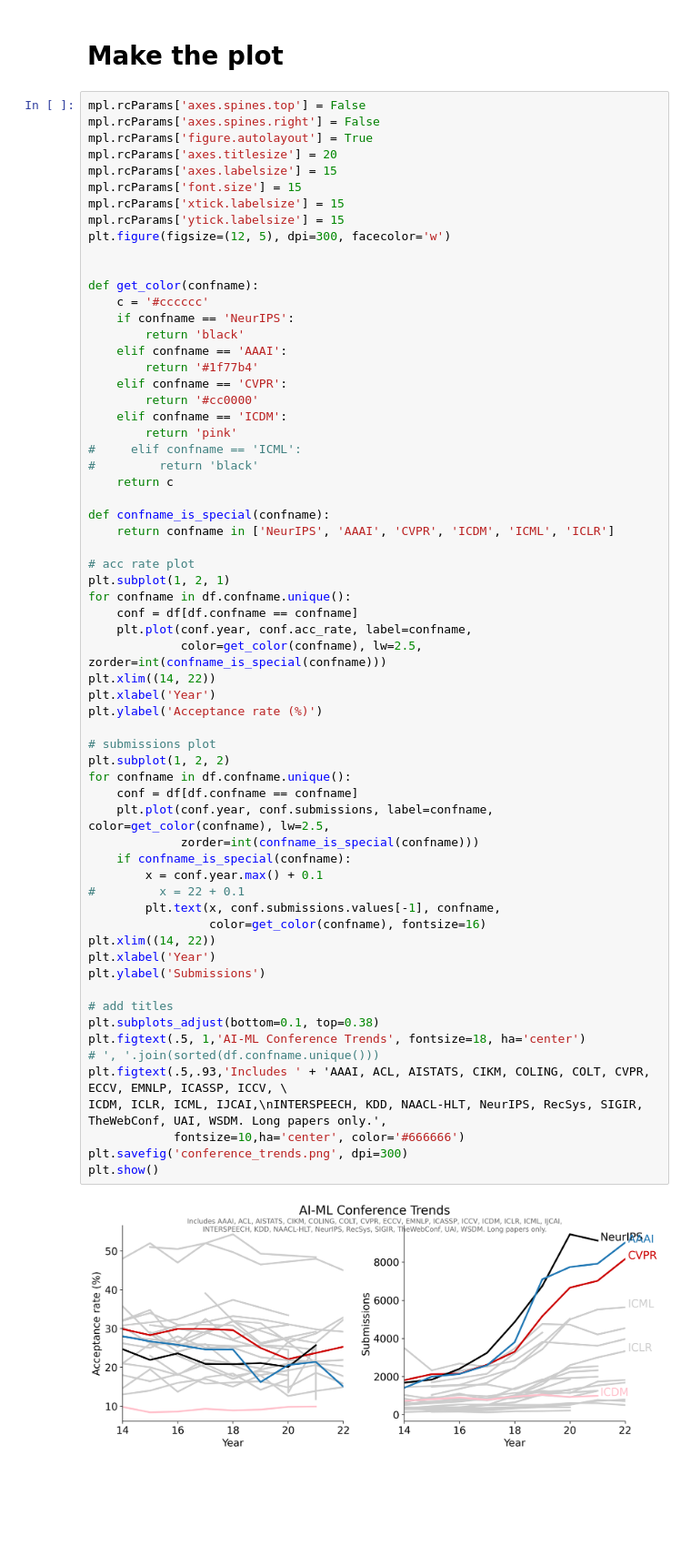
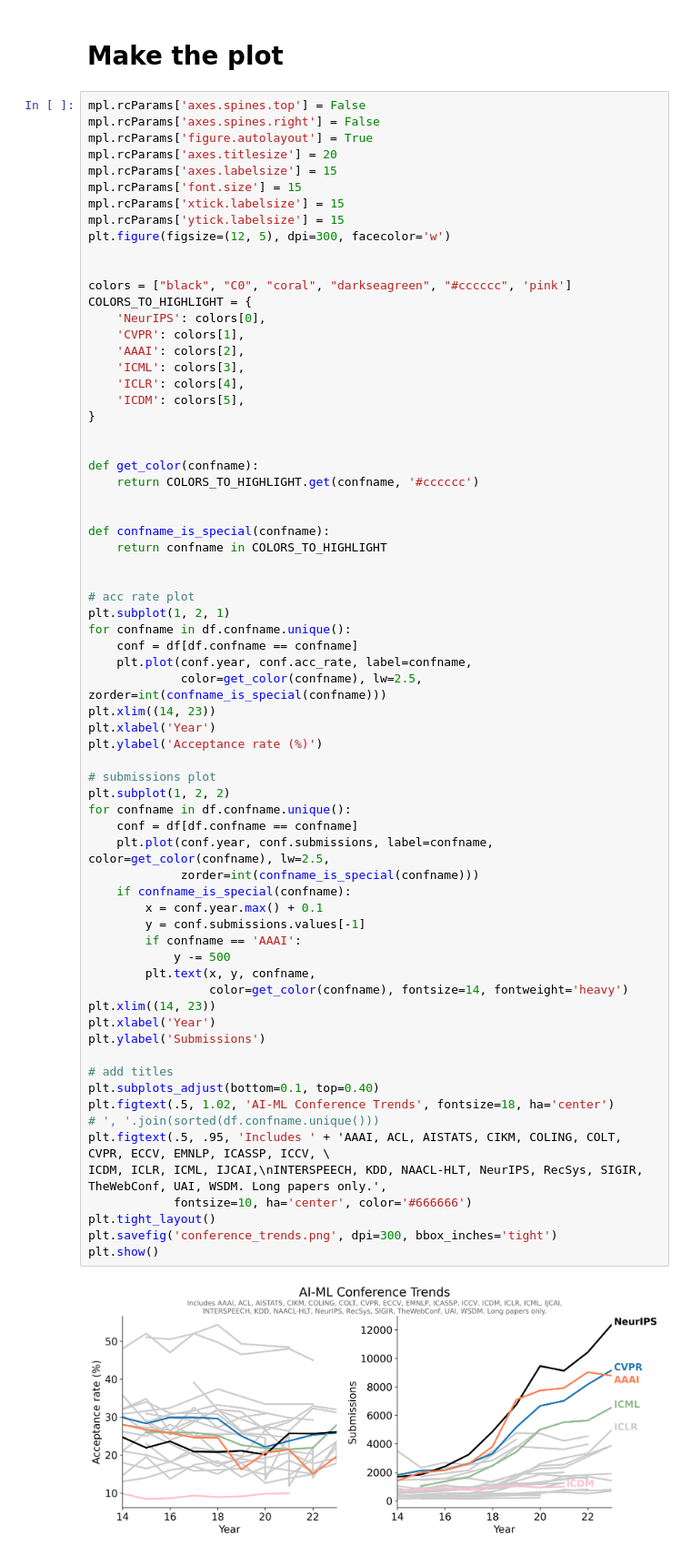
Before and after one commit to lixin4ever/Conference-Acceptance-Rate, a Jupyter notebook: plot_rates_submissions.ipynb, the cells around one changed output. Shown: that part at 91% size. Drawn from its saved outputs; the diff is of its cells as text; blank space fills up the shorter version.

Commit message:
update trend plots

```diff
--- a/plot_rates_submissions.ipynb
+++ b/plot_rates_submissions.ipynb
@@ -58,56 +68,61 @@ mpl.rcParams['ytick.labelsize'] = 15
 plt.figure(figsize=(12, 5), dpi=300, facecolor='w')
 
 
+colors = ["black", "C0", "coral", "darkseagreen", "#cccccc", 'pink']
+COLORS_TO_HIGHLIGHT = {
+    'NeurIPS': colors[0],
+    'CVPR': colors[1],
+    'AAAI': colors[2],
+    'ICML': colors[3],
+    'ICLR': colors[4],
+    'ICDM': colors[5],
+}
+
+
 def get_color(confname):
-    c = '#cccccc'
-    if confname == 'NeurIPS':
-        return 'black'
-    elif confname == 'AAAI':
-        return '#1f77b4'
-    elif confname == 'CVPR':
-        return '#cc0000'
-    elif confname == 'ICDM':
-        return 'pink'
-#     elif confname == 'ICML':
-#         return 'black'
-    return c
+    return COLORS_TO_HIGHLIGHT.get(confname, '#cccccc')
+
 
 def confname_is_special(confname):
-    return confname in ['NeurIPS', 'AAAI', 'CVPR', 'ICDM', 'ICML', 'ICLR']
+    return confname in COLORS_TO_HIGHLIGHT
+
 
 # acc rate plot
 plt.subplot(1, 2, 1)
 for confname in df.confname.unique():
     conf = df[df.confname == confname]
     plt.plot(conf.year, conf.acc_rate, label=confname,
              color=get_color(confname), lw=2.5, zorder=int(confname_is_special(confname)))
-plt.xlim((14, 22))
+plt.xlim((14, 23))
 plt.xlabel('Year')
 plt.ylabel('Acceptance rate (%)')
 
 # submissions plot
 plt.subplot(1, 2, 2)
 for confname in df.confname.unique():
     conf = df[df.confname == confname]
     plt.plot(conf.year, conf.submissions, label=confname, color=get_color(confname), lw=2.5,
              zorder=int(confname_is_special(confname)))
     if confname_is_special(confname):
         x = conf.year.max() + 0.1
-#         x = 22 + 0.1
-        plt.text(x, conf.submissions.values[-1], confname,
-                 color=get_color(confname), fontsize=16)
-plt.xlim((14, 22))
+        y = conf.submissions.values[-1]
+        if confname == 'AAAI':
+            y -= 500
+        plt.text(x, y, confname,
+                 color=get_color(confname), fontsize=14, fontweight='heavy')
+plt.xlim((14, 23))
 plt.xlabel('Year')
 plt.ylabel('Submissions')
 
 # add titles
-plt.subplots_adjust(bottom=0.1, top=0.38)
-plt.figtext(.5, 1,'AI-ML Conference Trends', fontsize=18, ha='center')
+plt.subplots_adjust(bottom=0.1, top=0.40)
+plt.figtext(.5, 1.02, 'AI-ML Conference Trends', fontsize=18, ha='center')
 # ', '.join(sorted(df.confname.unique()))
-plt.figtext(.5,.93,'Includes ' + 'AAAI, ACL, AISTATS, CIKM, COLING, COLT, CVPR, ECCV, EMNLP, ICASSP, ICCV, \
+plt.figtext(.5, .95, 'Includes ' + 'AAAI, ACL, AISTATS, CIKM, COLING, COLT, CVPR, ECCV, EMNLP, ICASSP, ICCV, \
 ICDM, ICLR, ICML, IJCAI,\nINTERSPEECH, KDD, NAACL-HLT, NeurIPS, RecSys, SIGIR, TheWebConf, UAI, WSDM. Long papers only.',
-            fontsize=10,ha='center', color='#666666')
-plt.savefig('conference_trends.png', dpi=300)
+            fontsize=10, ha='center', color='#666666')
+plt.tight_layout()
+plt.savefig('conference_trends.png', dpi=300, bbox_inches='tight')
 plt.show()
 # %% [output]
-[figure, old version]
+[figure, new version]
```
Also changed, not shown: parts of 1 cell of this notebook, 1 other file.
